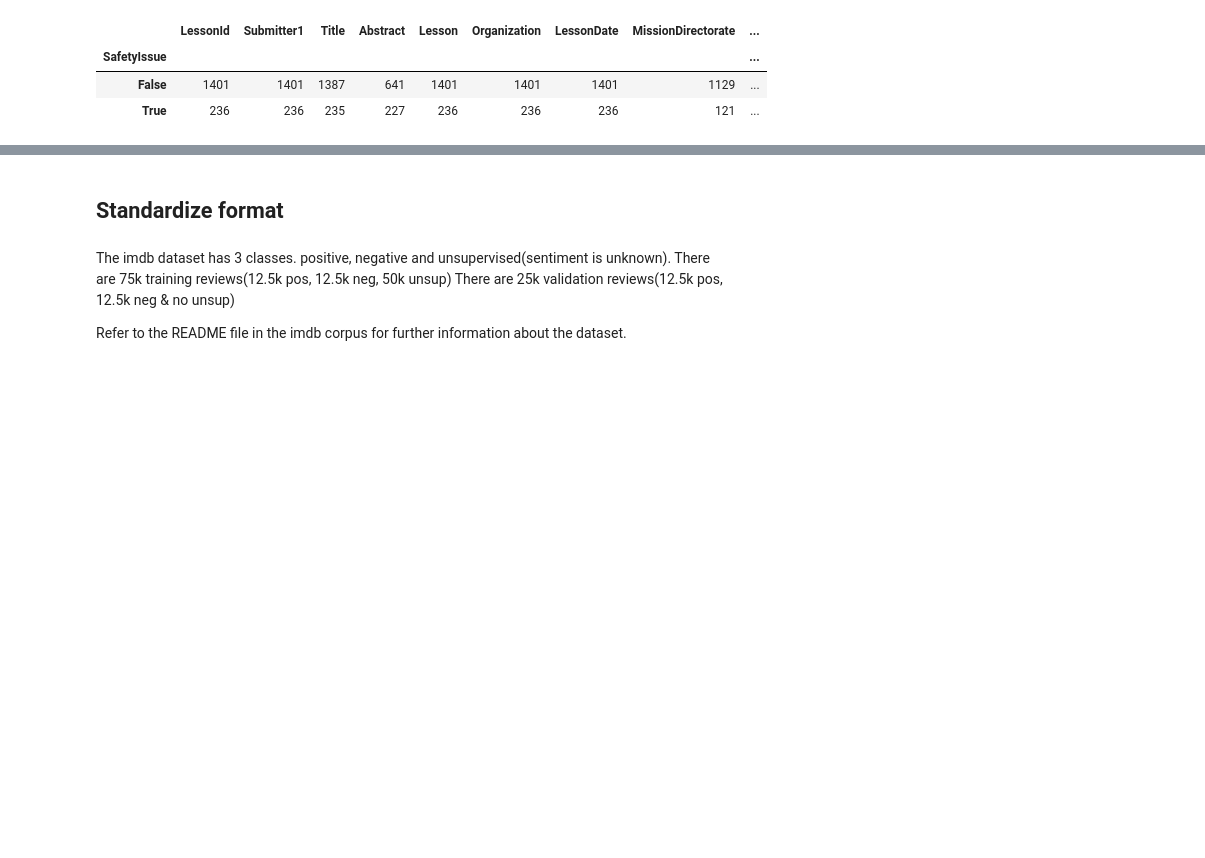
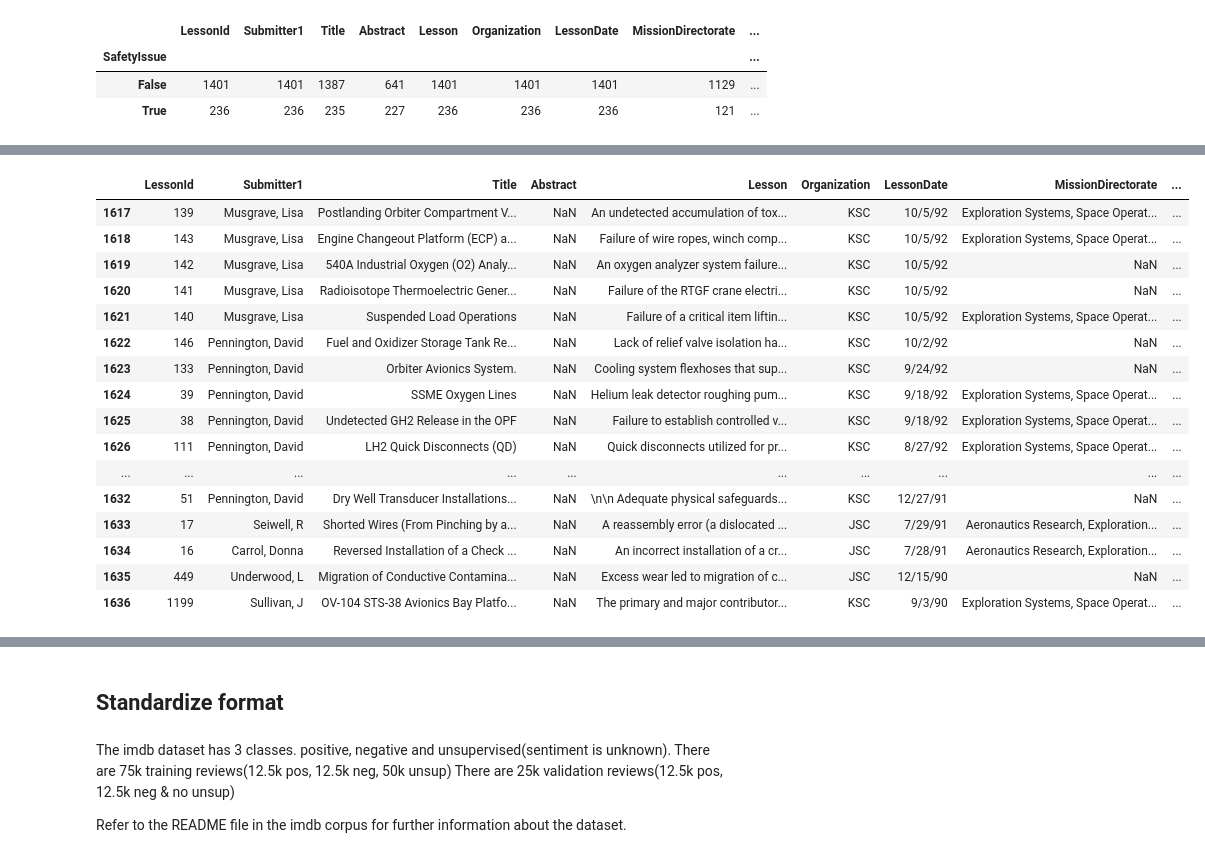
Before and after one commit to itsshaikaslam/llis_topicModel, a Jupyter notebook: python/lessons_learned.ipynb, the cells around one changed output, grey strips where cells are left out. Drawn from its saved outputs; the diff is of its cells as text; code cells hidden in the pictures; blank space fills up the shorter version.

```diff
--- a/python/lessons_learned.ipynb
+++ b/python/lessons_learned.ipynb
@@ -43,0 +155,20 @@ data.groupby(['SafetyIssue']).count()
+# %%
+df.tail(20)
+# %% [output]
+|  | LessonId | Submitter1 | Title | Abstract | Lesson | Organization | LessonDate | MissionDirectorate | ... |
+| 1617 | 139 | Musgrave, Lisa | Postlanding Orbiter Compartment V... | NaN | An undetected accumulation of tox... | KSC | 10/5/92 | Exploration Systems, Space Operat... | ... |
+| 1618 | 143 | Musgrave, Lisa | Engine Changeout Platform (ECP) a... | NaN | Failure of wire ropes, winch comp... | KSC | 10/5/92 | Exploration Systems, Space Operat... | ... |
+| 1619 | 142 | Musgrave, Lisa | 540A Industrial Oxygen (O2) Analy... | NaN | An oxygen analyzer system failure... | KSC | 10/5/92 | NaN | ... |
+| 1620 | 141 | Musgrave, Lisa | Radioisotope Thermoelectric Gener... | NaN | Failure of the RTGF crane electri... | KSC | 10/5/92 | NaN | ... |
+| 1621 | 140 | Musgrave, Lisa | Suspended Load Operations | NaN | Failure of a critical item liftin... | KSC | 10/5/92 | Exploration Systems, Space Operat... | ... |
+| 1622 | 146 | Pennington, David | Fuel and Oxidizer Storage Tank Re... | NaN | Lack of relief valve isolation ha... | KSC | 10/2/92 | NaN | ... |
+| 1623 | 133 | Pennington, David | Orbiter Avionics System. | NaN | Cooling system flexhoses that sup... | KSC | 9/24/92 | NaN | ... |
+| 1624 | 39 | Pennington, David | SSME Oxygen Lines | NaN | Helium leak detector roughing pum... | KSC | 9/18/92 | Exploration Systems, Space Operat... | ... |
+| 1625 | 38 | Pennington, David | Undetected GH2 Release in the OPF | NaN | Failure to establish controlled v... | KSC | 9/18/92 | Exploration Systems, Space Operat... | ... |
+| 1626 | 111 | Pennington, David | LH2 Quick Disconnects (QD) | NaN | Quick disconnects utilized for pr... | KSC | 8/27/92 | Exploration Systems, Space Operat... | ... |
+| ... | ... | ... | ... | ... | ... | ... | ... | ... | ... |
+| 1632 | 51 | Pennington, David | Dry Well Transducer Installations... | NaN | \n\n Adequate physical safeguards... | KSC | 12/27/91 | NaN | ... |
+| 1633 | 17 | Seiwell, R | Shorted Wires (From Pinching by a... | NaN | A reassembly error (a dislocated ... | JSC | 7/29/91 | Aeronautics Research, Exploration... | ... |
+| 1634 | 16 | Carrol, Donna | Reversed Installation of a Check ... | NaN | An incorrect installation of a cr... | JSC | 7/28/91 | Aeronautics Research, Exploration... | ... |
+| 1635 | 449 | Underwood, L | Migration of Conductive Contamina... | NaN | Excess wear led to migration of c... | JSC | 12/15/90 | NaN | ... |
+| 1636 | 1199 | Sullivan, J | OV-104 STS-38 Avionics Bay Platfo... | NaN | The primary and major contributor... | KSC | 9/3/90 | Exploration Systems, Space Operat... | ... |
```
Also changed, not shown: parts of 23 cells of this notebook.
